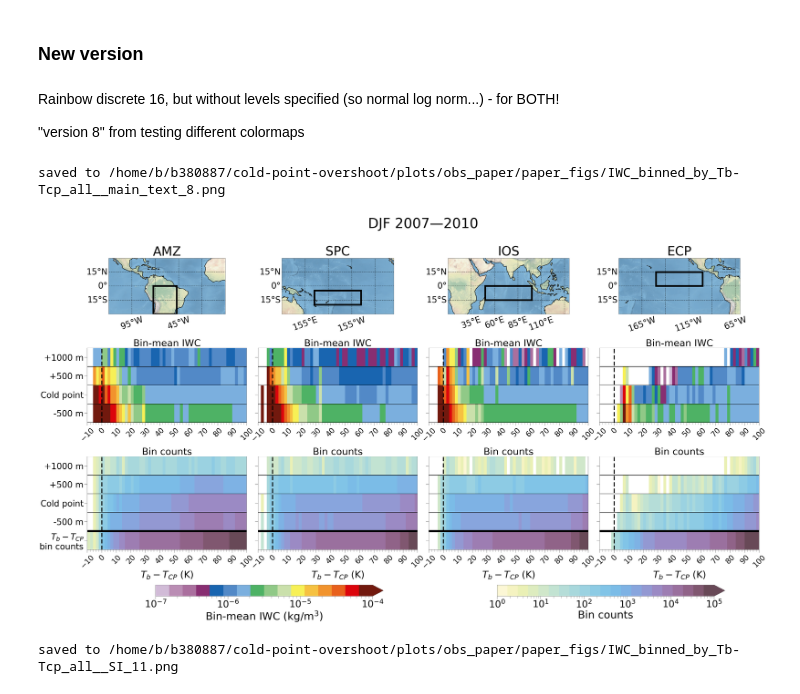
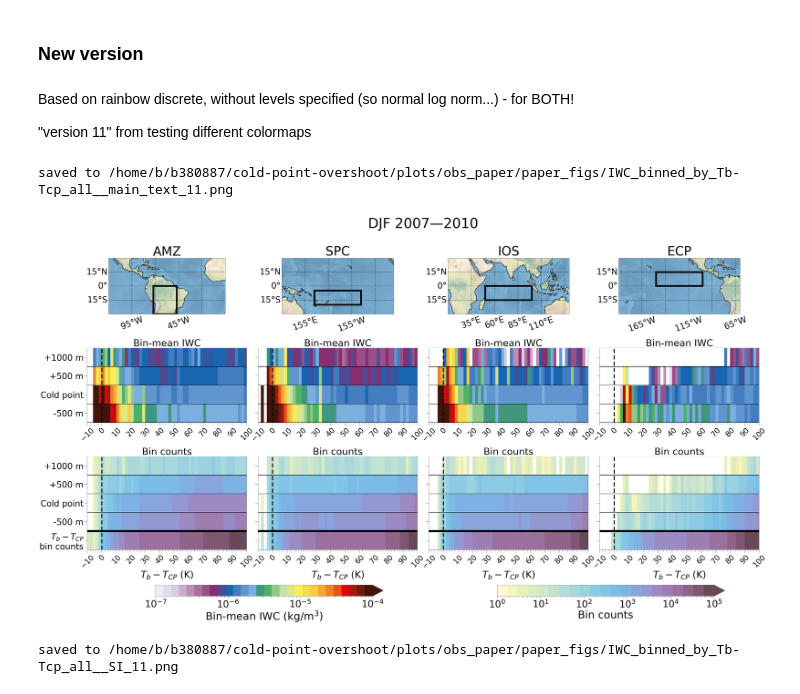
Before and after one commit to jacnugent/tropical-conv-os-2023, a Jupyter notebook: jupyter_notebooks/obs_climo_paper_diffs_binned_plots.ipynb, the cells around one changed output. Cells and saved outputs as stored; diff of their text form; code cells hidden in the pictures.

```diff
--- a/jupyter_notebooks/obs_climo_paper_diffs_binned_plots.ipynb
+++ b/jupyter_notebooks/obs_climo_paper_diffs_binned_plots.ipynb
@@ -618,20 +649,20 @@ mean_norm = None
 # %% [markdown]
 ### New version
 # %% [markdown]
-Rainbow discrete 16, but without levels specified (so normal log norm...) - for BOTH!
+Based on rainbow discrete, without levels specified (so normal log norm...) - for BOTH!
 
-"version 8" from testing different colormaps
+"version 11" from testing different colormaps
-# %%
-# DJF (main text)
-bin_qi_season(iwc_means_dict_djf, iwc_counts_dict_djf, region_diffs_counts_dict_djf, "DJF", years_str, diffs_bins,
-              bin_iwc=True, mean_lims=iwc_lims,
-              fsize=fsize, tsize=tsize, labsize=labsize, figsize=figsize, diffs_count_lims=count_lims,
-              diffs_lims=diffs_lims, count_cmap=count_cmap, mean_cmap=mean_cmap,
-              save=save_plots, save_dir=plot_save_dir, main_text=True, cmap_version="_8",
-              count_norm=None, mean_norm=None, count_cbar_ticks=None)
-# %% [output]
-saved to /home/b/b380887/cold-point-overshoot/plots/obs_paper/paper_figs/IWC_binned_by_Tb-Tcp_all__main_text_8.png
-[figure, removed]
+# %%
+# DJF (main text)
+bin_qi_season(iwc_means_dict_djf, iwc_counts_dict_djf, region_diffs_counts_dict_djf, "DJF", years_str, diffs_bins,
+              bin_iwc=True, mean_lims=iwc_lims,
+              fsize=fsize, tsize=tsize, labsize=labsize, figsize=figsize, diffs_count_lims=count_lims,
+              diffs_lims=diffs_lims, count_cmap=count_cmap, mean_cmap=mean_cmap,
+              save=save_plots, save_dir=plot_save_dir, main_text=True, cmap_version="_11",
+              count_norm=None, mean_norm=None, count_cbar_ticks=None)
+# %% [output]
+saved to /home/b/b380887/cold-point-overshoot/plots/obs_paper/paper_figs/IWC_binned_by_Tb-Tcp_all__main_text_11.png
+[figure, added]
 # %%
 # JJA (SI)
 bin_qi_season(iwc_means_dict_jja, iwc_counts_dict_jja, region_diffs_counts_dict_jja, "JJA", years_str, diffs_bins,
```
Also changed, not shown: parts of 3 cells of this notebook.
